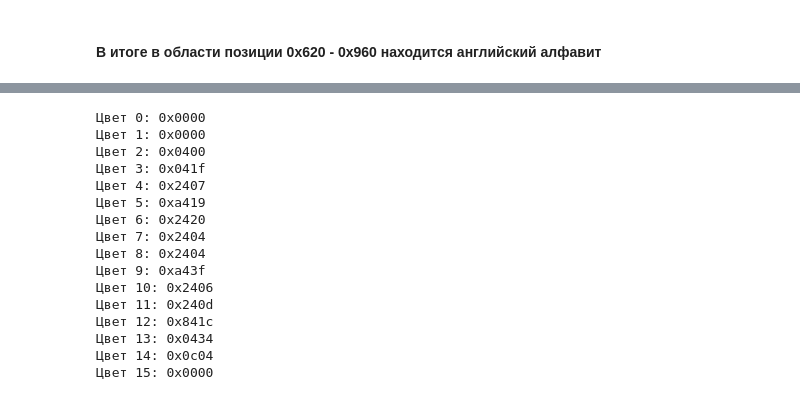
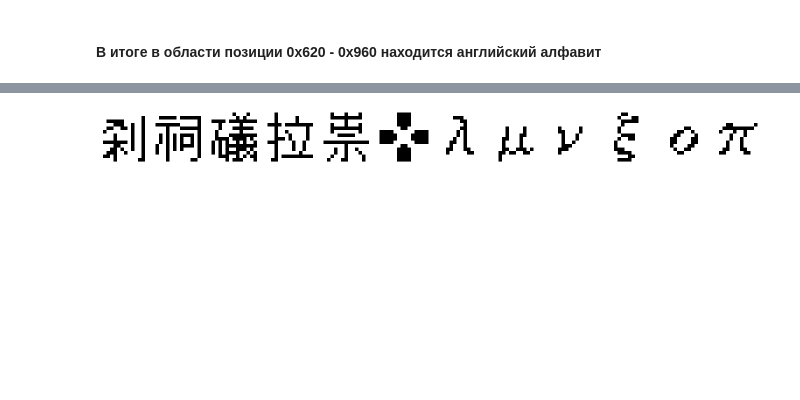
Before and after one commit to Ainur-Makhmutov/Re-Persona-PSX, a Jupyter notebook: ExtractBin.ipynb, the cells around one changed output, grey strips where cells are left out. Saved outputs shown, nothing was run; the diff lists cells and outputs as text; code cells hidden in the pictures; blank space fills up the shorter version.

```diff
--- a/ExtractBin.ipynb
+++ b/ExtractBin.ipynb
@@ -169,23 +118,54 @@ display(img_resized)
 # %%
-# Проверка: интерпретируем как палитру PS1
-palette_data = data[0x0A80:0x0A80+32]
-for i in range(0, 32, 2):
-    color = palette_data[i] | (palette_data[i+1] << 8)
-    print(f"Цвет {i//2}: 0x{color:04x}")
+import os
+from PIL import Image, ImageDraw
+from IPython.display import display
+
+with open('Data/FONT.BIN', 'rb') as f:
+    data = f.read()
+
+start = 0xA80
+char_size = 32
+char_width = 16
+char_height = 16
+
+# Создаем изображение 256x16 (32 символа * 8 пикселей = 256)
+img = Image.new('1', (192, 16), 1)  # 1 - белый фон (mode '1' - черно-белое)
+pixels = img.load()
+
+for char in range(12):  # 0-25
+
+    row_in_image = 0
+    col_in_image = char * char_width
+
+    for row in range(char_height):
+        pos = start + char * char_size + row * 2
+        if pos + 1 >= len(data):
+            break
+
+        byte1 = data[pos]
+        byte2 = data[pos + 1]
+
+        for col in range(8):
+            if byte1 & (1 << (7-col)):  # Если бит установлен
+                x = col_in_image + col
+                y = row_in_image + row
+                if x < 416 and y < 32:  # Проверяем границы изображения
+                    pixels[x, y] = 0  # 0 - черный цвет
+
+        for col in range(8):
+            if byte2 & (1 << (7-col)):  # Если бит установлен
+                x = col_in_image + col + 8
+                y = row_in_image + row
+                if x < 416 and y < 32:  # Проверяем границы изображения
+                    pixels[x, y] = 0  # 0 - черный цвет
+
+
+img.save('Result/font_output_0x0A80-0x0BFF.png')
+
+new_width = img.width * 5
+new_height = img.height * 5
+img_resized = img.resize((new_width, new_height), Image.Resampling.NEAREST)  # NEAREST лучше для пиксельной графики
+
+display(img_resized)
 # %% [output]
-Цвет 0: 0x0000
-Цвет 1: 0x0000
-Цвет 2: 0x0400
-Цвет 3: 0x041f
-Цвет 4: 0x2407
-Цвет 5: 0xa419
-Цвет 6: 0x2420
-Цвет 7: 0x2404
-Цвет 8: 0x2404
-Цвет 9: 0xa43f
-Цвет 10: 0x2406
-Цвет 11: 0x240d
-Цвет 12: 0x841c
-Цвет 13: 0x0434
-Цвет 14: 0x0c04
-Цвет 15: 0x0000
+[figure, added]
```
Also changed, not shown: parts of 8 cells of this notebook, 5 other files.
